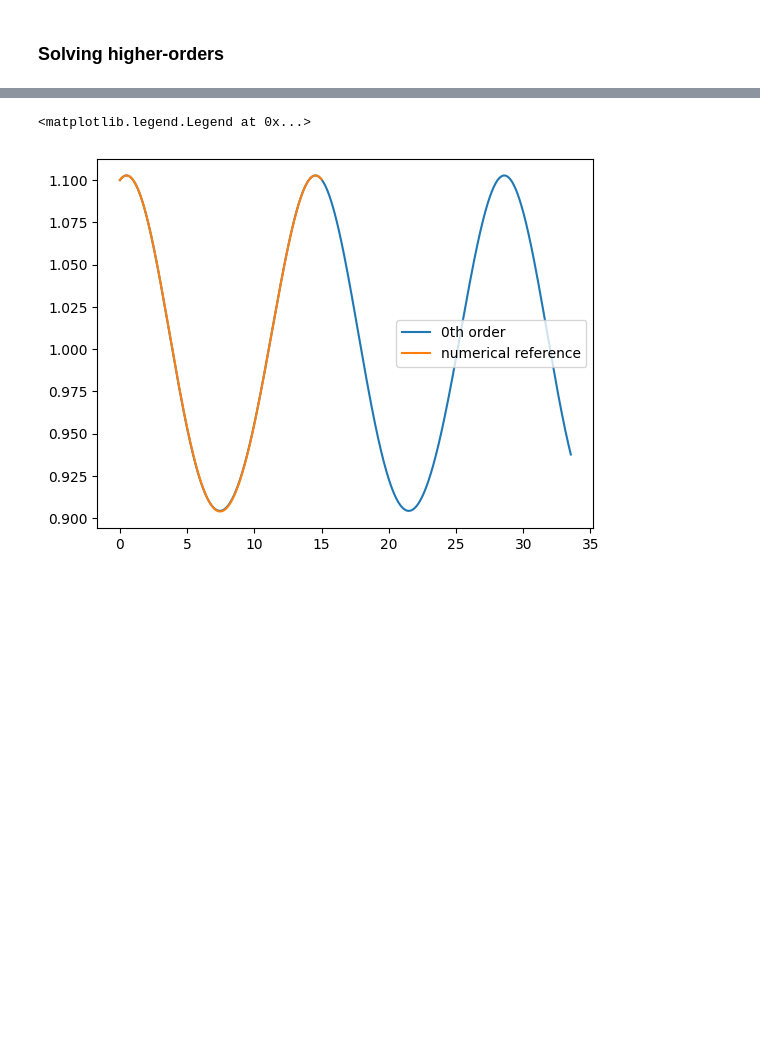
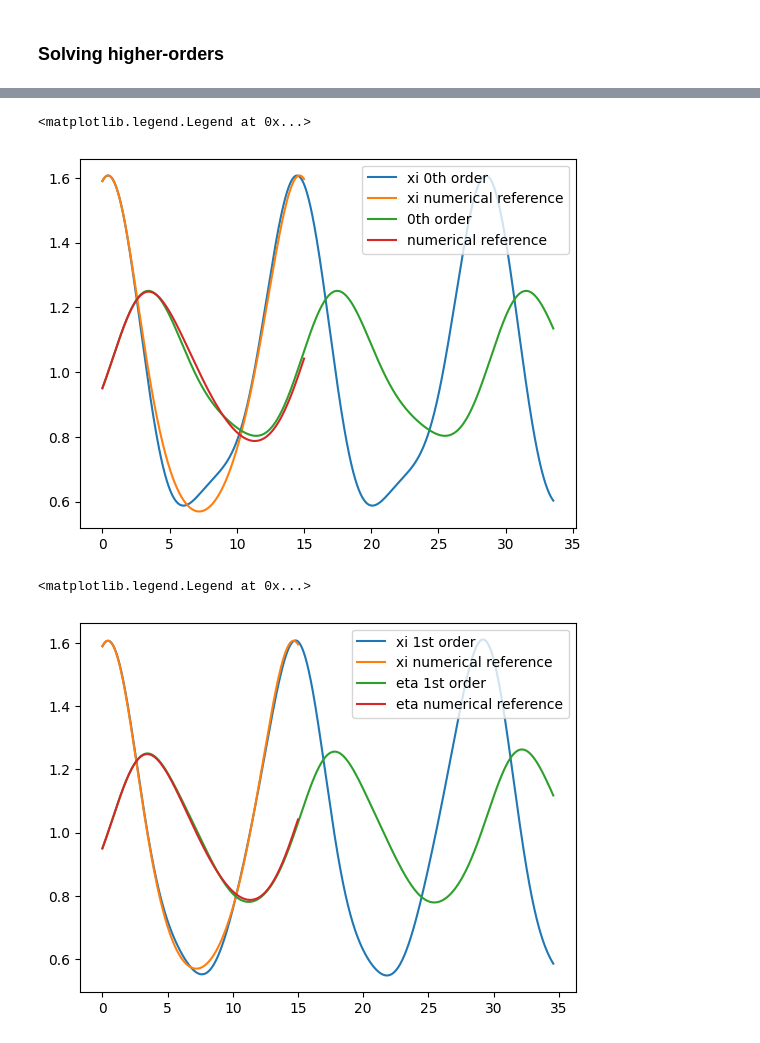
Before and after one commit to esemsc-dda24/PTL-PINNs, a Jupyter notebook: ptlpinns/results/lotka_volterra.ipynb, the cells around one changed output, grey strips where cells are left out. Cells and saved outputs as stored; diff of their text form; code cells hidden in the pictures; blank space fills up the shorter version.

```diff
--- a/ptlpinns/results/lotka_volterra.ipynb
+++ b/ptlpinns/results/lotka_volterra.ipynb
@@ -206,8 +221,21 @@ omega 10: -0.007787780432824957
 # %%
 # don't forget xi_0 is defined in tau!
-plt.plot(t_eval / (np.sqrt(alpha) + epsilon * w_list[1]), 1 + epsilon * xi_0 + epsilon ** 2 * xi_list[1], label="0th order")
-plt.plot(t_eval, x, label="numerical reference")
+plt.plot(t_eval / (np.sqrt(alpha) + epsilon * w_list[1]), 1 + epsilon * xi_0 + epsilon ** 2 * xi_list[1], label="xi 0th order")
+plt.plot(t_eval, x, label="xi numerical reference")
+
+plt.plot(t_eval / (np.sqrt(alpha) + epsilon * w_list[1]), 1 + epsilon * eta_0 + epsilon ** 2 * eta_list[1], label="0th order")
+plt.plot(t_eval, y, label="numerical reference")
 plt.legend()
 # %% [output]
 <matplotlib.legend.Legend at 0x...>
-[figure, old version]
+[figure, new version]
+# %%
+plt.plot(t_eval / (np.sqrt(alpha) + epsilon * w_list[1] + epsilon ** 2 * w_list[2]), 1 + epsilon * xi_0 + epsilon ** 2 * xi_list[1] + epsilon ** 3 * xi_list[2], label="xi 1st order")
+plt.plot(t_eval, x, label="xi numerical reference")
+
+plt.plot(t_eval / (np.sqrt(alpha) + epsilon * w_list[1] + epsilon ** 2 * w_list[2]), 1 + epsilon * eta_0 + epsilon ** 2 * eta_list[1] + epsilon ** 3 * eta_list[2], label="eta 1st order")
+plt.plot(t_eval, y, label="eta numerical reference")
+plt.legend()
+# %% [output]
+<matplotlib.legend.Legend at 0x...>
+[figure, added]
```
Also changed, not shown: parts of 8 cells of this notebook, 1 other file.
